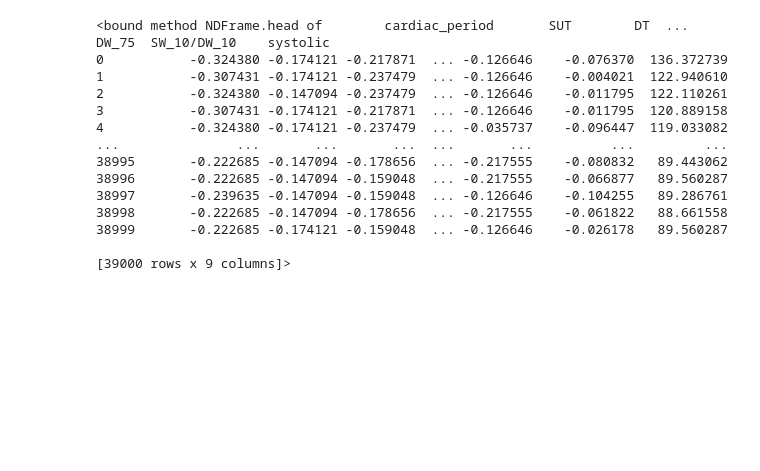
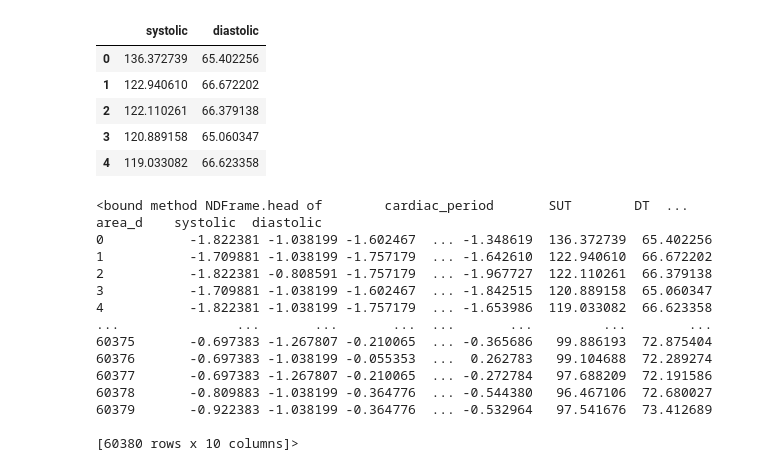
Before and after one commit to t108368071/MyProject, a Jupyter notebook: LSTM_SBP.ipynb, the cells around one changed output. Cells and saved outputs as stored; diff of their text form; code cells hidden in the pictures; blank space fills up the shorter version.

```diff
--- a/LSTM_SBP.ipynb
+++ b/LSTM_SBP.ipynb
@@ -95,21 +72,32 @@ data.head()
+# %%
+target = ['systolic','diastolic']
+df_target = df_all[target]
+df_target.head()
+# %% [output]
+|  | systolic | diastolic |
+| 0 | 136.372739 | 65.402256 |
+| 1 | 122.940610 | 66.672202 |
+| 2 | 122.110261 | 66.379138 |
+| 3 | 120.889158 | 65.060347 |
+| 4 | 119.033082 | 66.623358 |
 # %%
-new_data = pd.concat([data, data_target],axis=1)
+new_data = pd.concat([data, df_target],axis=1)
 new_data.head
 # %% [output]
-<bound method NDFrame.head of        cardiac_period       SUT        DT  ...     DW_75  SW_10/DW_10    systolic
-0           -0.324380 -0.174121 -0.217871  ... -0.126646    -0.076370  136.372739
-1           -0.307431 -0.174121 -0.237479  ... -0.126646    -0.004021  122.940610
-2           -0.324380 -0.147094 -0.237479  ... -0.126646    -0.011795  122.110261
-3           -0.307431 -0.174121 -0.217871  ... -0.126646    -0.011795  120.889158
-4           -0.324380 -0.174121 -0.237479  ... -0.035737    -0.096447  119.033082
-...               ...       ...       ...  ...       ...          ...         ...
-38995       -0.222685 -0.147094 -0.178656  ... -0.217555    -0.080832   89.443062
-38996       -0.222685 -0.147094 -0.159048  ... -0.217555    -0.066877   89.560287
-38997       -0.239635 -0.147094 -0.159048  ... -0.126646    -0.104255   89.286761
-38998       -0.222685 -0.147094 -0.178656  ... -0.217555    -0.061822   88.661558
-38999       -0.222685 -0.174121 -0.159048  ... -0.126646    -0.026178   89.560287
+<bound method NDFrame.head of        cardiac_period       SUT        DT  ...    area_d    systolic  diastolic
+0           -1.822381 -1.038199 -1.602467  ... -1.348619  136.372739  65.402256
+1           -1.709881 -1.038199 -1.757179  ... -1.642610  122.940610  66.672202
+2           -1.822381 -0.808591 -1.757179  ... -1.967727  122.110261  66.379138
+3           -1.709881 -1.038199 -1.602467  ... -1.842515  120.889158  65.060347
+4           -1.822381 -1.038199 -1.757179  ... -1.653986  119.033082  66.623358
+...               ...       ...       ...  ...       ...         ...        ...
+60375       -0.697383 -1.267807 -0.210065  ... -0.365686   99.886193  72.875404
+60376       -0.697383 -1.038199 -0.055353  ...  0.262783   99.104688  72.289274
+60377       -0.697383 -1.267807 -0.210065  ... -0.272784   97.688209  72.191586
+60378       -0.809883 -1.038199 -0.364776  ... -0.544380   96.467106  72.680027
+60379       -0.922383 -1.038199 -0.364776  ... -0.532964   97.541676  73.412689
 
-[39000 rows x 9 columns]>
+[60380 rows x 10 columns]>
 # %%
 def buildTrain(train, pastDay=5, futureDay=1):
   X_train, Y_train = [], []
```
Also changed, not shown: parts of 10 cells of this notebook.
